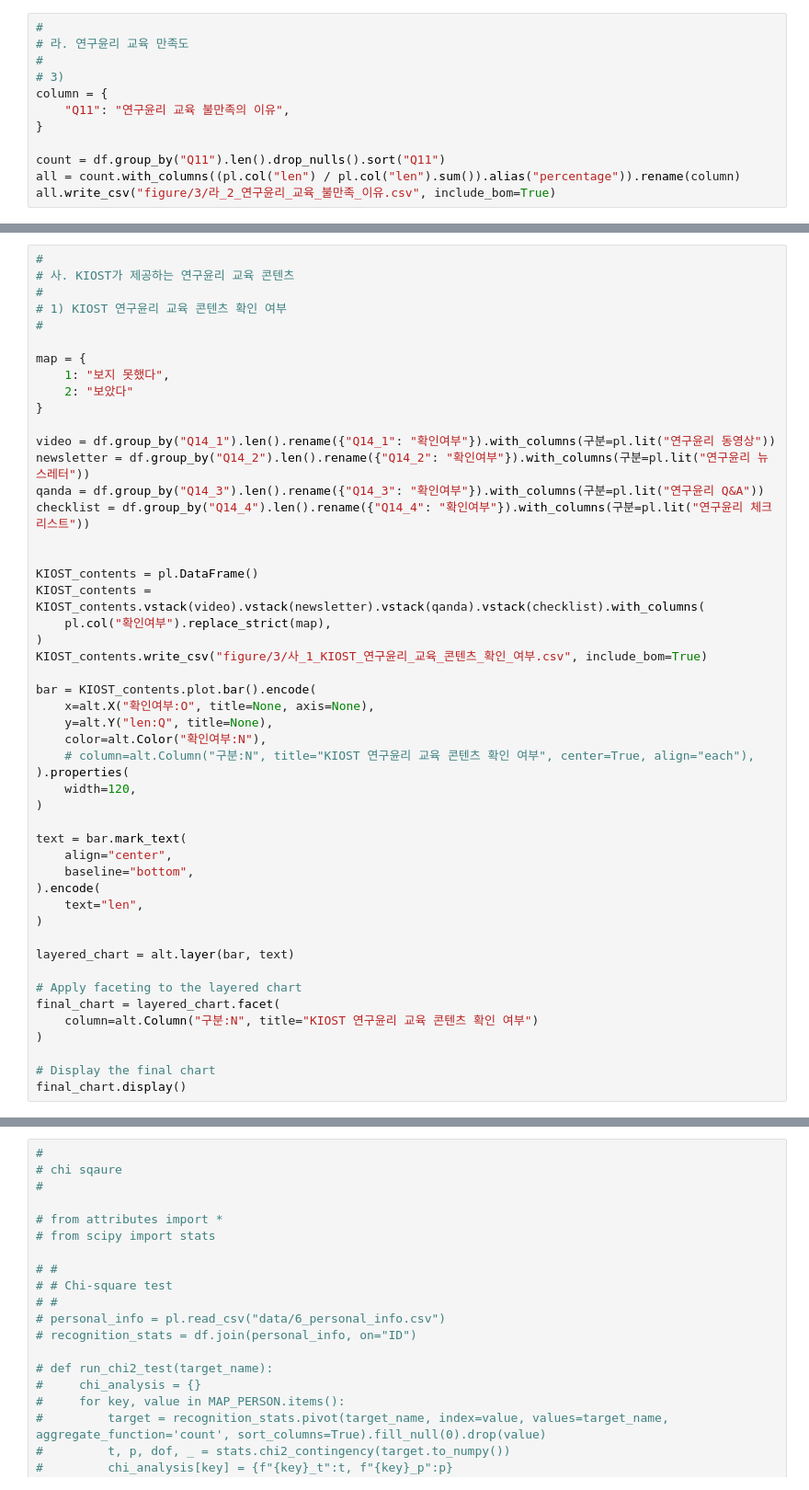
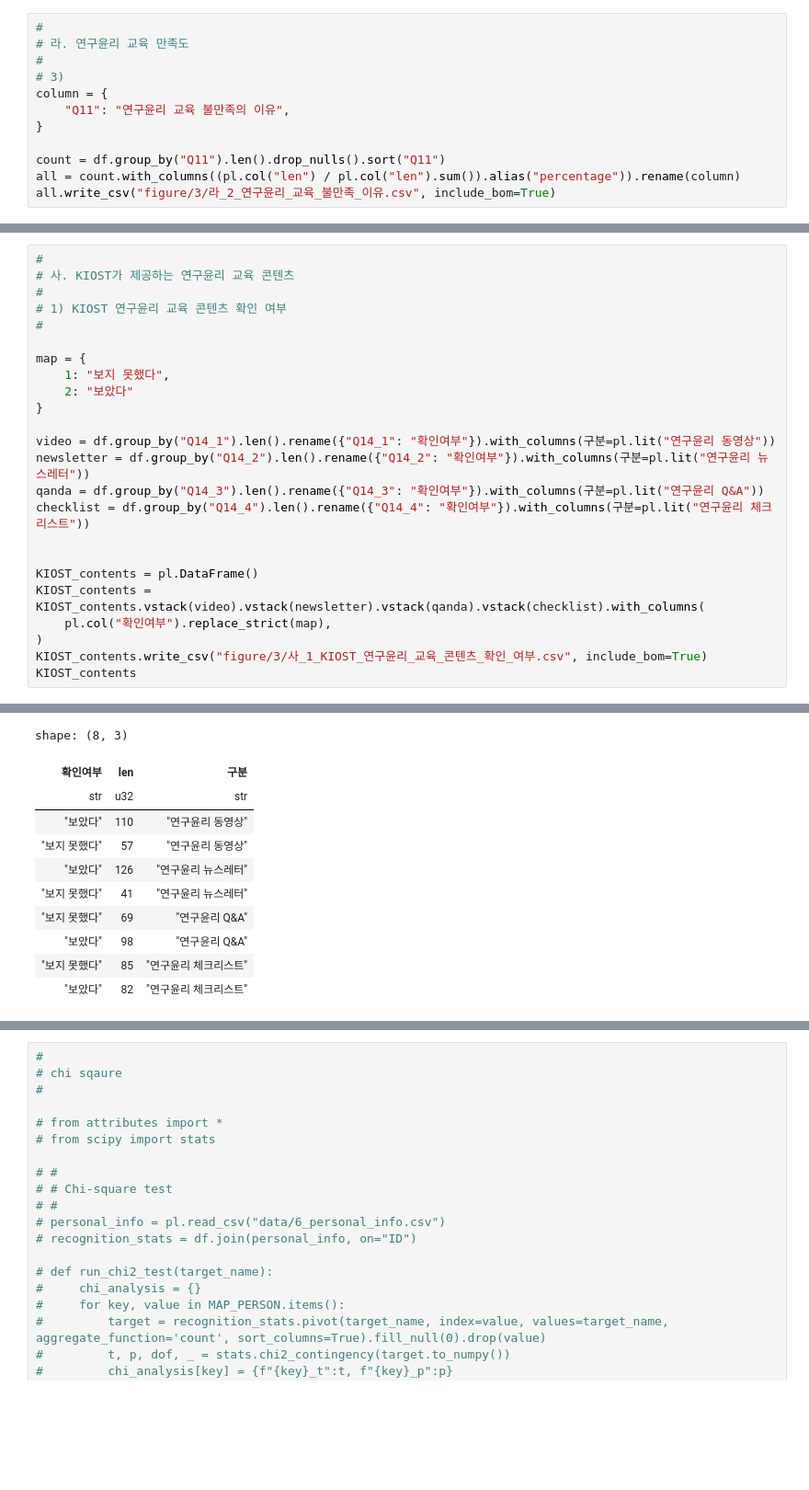
Before and after one commit to hyeonjang/KIOST, a Jupyter notebook: code/3_research_ethics_eduction.ipynb, the cells around one changed output, grey strips where cells are left out. Shown: that part at 92% size. Drawn from its saved outputs; the diff is of its cells as text; blank space fills up the shorter version.

```diff
--- a/code/3_research_ethics_eduction.ipynb
+++ b/code/3_research_ethics_eduction.ipynb
@@ -266,30 +370,5 @@ KIOST_contents = KIOST_contents.vstack(video).vstack(newsletter).vstack(qanda).v
     pl.col("확인여부").replace_strict(map),
 )
 KIOST_contents.write_csv("figure/3/사_1_KIOST_연구윤리_교육_콘텐츠_확인_여부.csv", include_bom=True)
-
-bar = KIOST_contents.plot.bar().encode(
-    x=alt.X("확인여부:O", title=None, axis=None),
-    y=alt.Y("len:Q", title=None),
-    color=alt.Color("확인여부:N"),
-    # column=alt.Column("구분:N", title="KIOST 연구윤리 교육 콘텐츠 확인 여부", center=True, align="each"),
-).properties(
-    width=120,
-)
-
-text = bar.mark_text(
-    align="center",
-    baseline="bottom",
-).encode(
-    text="len",
-)
-
-layered_chart = alt.layer(bar, text)
-
-# Apply faceting to the layered chart
-final_chart = layered_chart.facet(
-    column=alt.Column("구분:N", title="KIOST 연구윤리 교육 콘텐츠 확인 여부")
-)
-
-# Display the final chart
-final_chart.display()
+KIOST_contents
 # %% [output]
@@ -297 +375,12 @@ final_chart.display()
+shape: (8, 3)
+| 확인여부 | len | 구분 |
+| str | u32 | str |
+| "보았다" | 110 | "연구윤리 동영상" |
+| "보지 못했다" | 57 | "연구윤리 동영상" |
+| "보았다" | 126 | "연구윤리 뉴스레터" |
+| "보지 못했다" | 41 | "연구윤리 뉴스레터" |
+| "보지 못했다" | 69 | "연구윤리 Q&A" |
+| "보았다" | 98 | "연구윤리 Q&A" |
+| "보지 못했다" | 85 | "연구윤리 체크리스트" |
+| "보았다" | 82 | "연구윤리 체크리스트" |
 # %%
```
Also changed, not shown: parts of 21 cells of this notebook, 43 other files.
